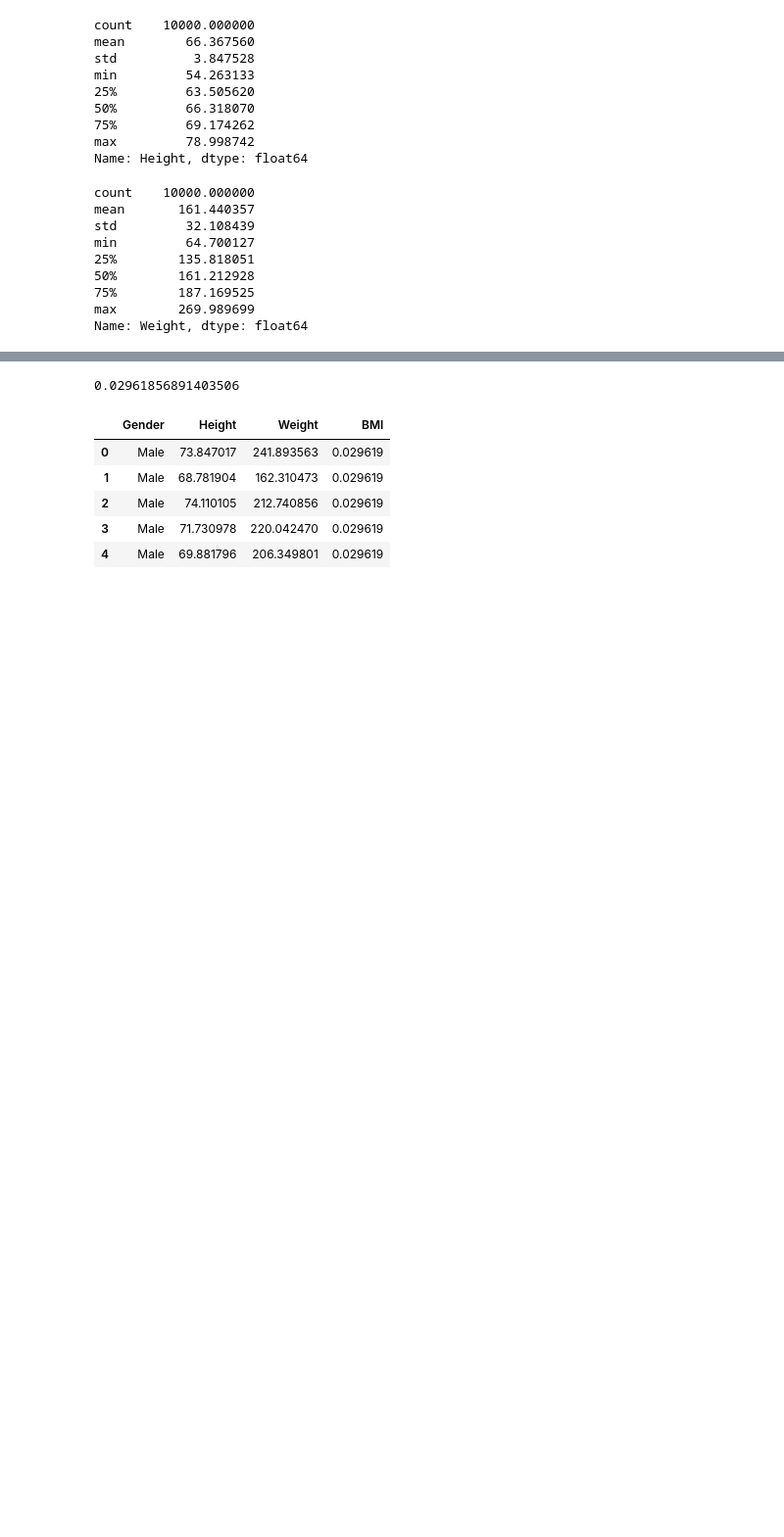
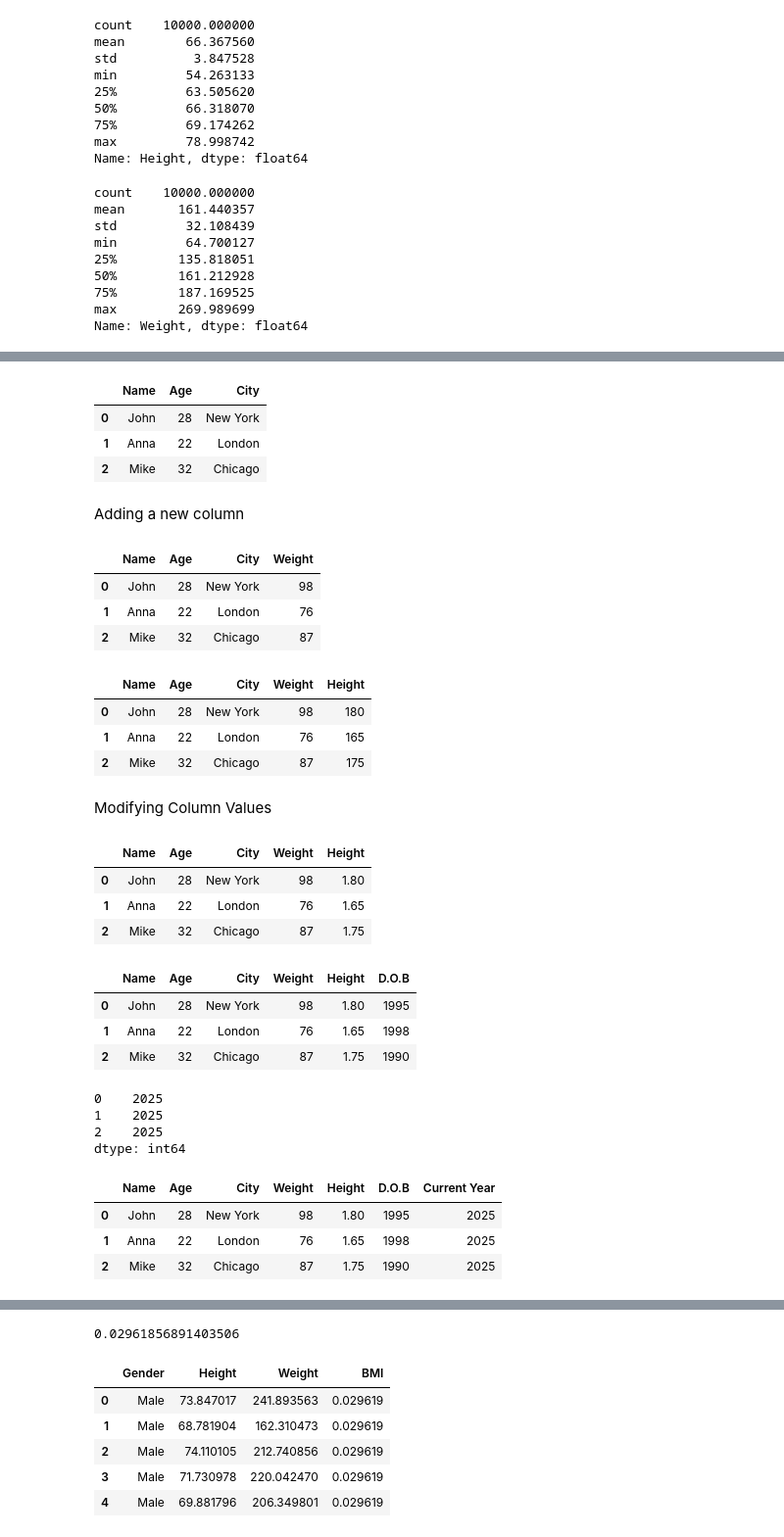
Before and after one commit to Gedion-Sang/Python_Projects, a Jupyter notebook: Project_Phase_1.ipynb, the cells around one changed output, grey strips where cells are left out. Shown: that part at 98% size. Saved outputs shown, nothing was run; the diff lists cells and outputs as text; code cells hidden in the pictures; blank space fills up the shorter version.

```diff
--- a/Project_Phase_1.ipynb
+++ b/Project_Phase_1.ipynb
@@ -84,0 +118,9 @@ Name: Weight, dtype: float64
+# %%
+df1
+# %% [output]
+|  | Name | Age | City |
+| 0 | John | 28 | New York |
+| 1 | Anna | 22 | London |
+| 2 | Mike | 32 | Chicago |
+# %% [markdown]
+Adding a new column
@@ -84,0 +131,7 @@ Name: Weight, dtype: float64
+# %%
+df1
+# %% [output]
+|  | Name | Age | City | Weight |
+| 0 | John | 28 | New York | 98 |
+| 1 | Anna | 22 | London | 76 |
+| 2 | Mike | 32 | Chicago | 87 |
@@ -84,0 +142,9 @@ Name: Weight, dtype: float64
+# %%
+df1
+# %% [output]
+|  | Name | Age | City | Weight | Height |
+| 0 | John | 28 | New York | 98 | 180 |
+| 1 | Anna | 22 | London | 76 | 165 |
+| 2 | Mike | 32 | Chicago | 87 | 175 |
+# %% [markdown]
+Modifying Column Values
@@ -84,0 +153,36 @@ Name: Weight, dtype: float64
+# %%
+df1
+# %% [output]
+|  | Name | Age | City | Weight | Height |
+| 0 | John | 28 | New York | 98 | 1.80 |
+| 1 | Anna | 22 | London | 76 | 1.65 |
+| 2 | Mike | 32 | Chicago | 87 | 1.75 |
+# %%
+birth_year = [1995, 1998, 1990]
+# %%
+df1['D.O.B'] = birth_year
+# %%
+df1
+# %% [output]
+|  | Name | Age | City | Weight | Height | D.O.B |
+| 0 | John | 28 | New York | 98 | 1.80 | 1995 |
+| 1 | Anna | 22 | London | 76 | 1.65 | 1998 |
+| 2 | Mike | 32 | Chicago | 87 | 1.75 | 1990 |
+# %%
+current_year = pd.Series(2025, index=df1.index)
+# %%
+current_year
+# %% [output]
+0    2025
+1    2025
+2    2025
+dtype: int64
+# %%
+df1['Current Year'] = current_year.astype(int)
+# %%
+df1
+# %% [output]
+|  | Name | Age | City | Weight | Height | D.O.B | Current Year |
+| 0 | John | 28 | New York | 98 | 1.80 | 1995 | 2025 |
+| 1 | Anna | 22 | London | 76 | 1.65 | 1998 | 2025 |
+| 2 | Mike | 32 | Chicago | 87 | 1.75 | 1990 | 2025 |
```
Also changed, not shown: parts of 15 cells of this notebook, 1 other file.
